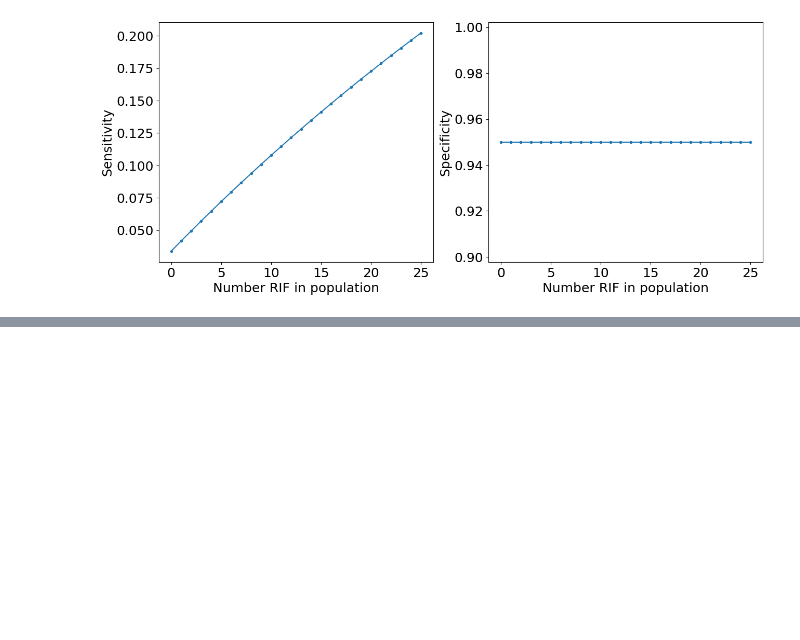
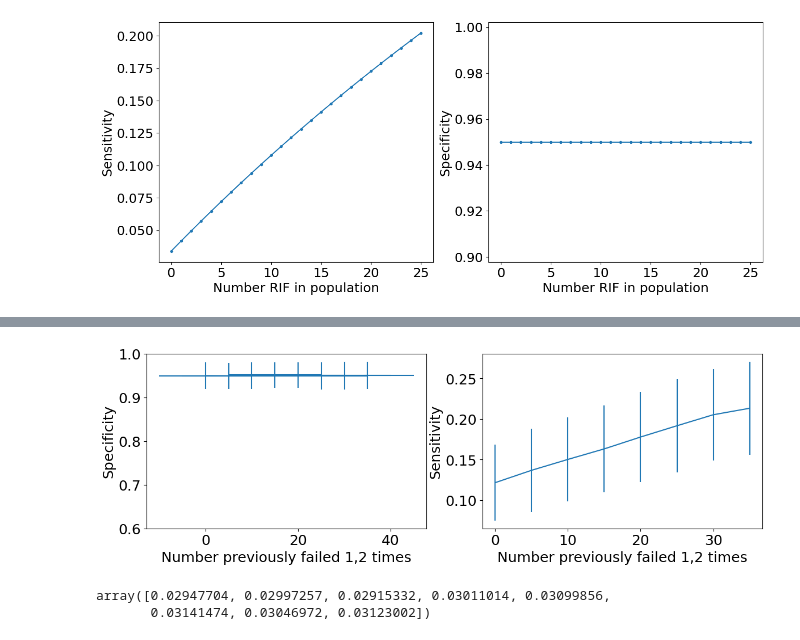
Before and after one commit to warmflasha/SimbryoStats, a Jupyter notebook: Simbryo.ipynb, the cells around one changed output, grey strips where cells are left out. Cells and saved outputs as stored; diff of their text form; code cells hidden in the pictures; blank space fills up the shorter version.

```diff
--- a/Simbryo.ipynb
+++ b/Simbryo.ipynb
@@ -159,0 +212,47 @@ Text(0, 0.5, 'Negative predictive value')
+# %%
+nFailed = np.arange(0,40,5)
+nTrial = 1000
+pFalsePositive = 0.05
+
+specificityMean = np.zeros(len(nFailed))
+specificityStd = np.zeros(len(nFailed))
+
+sensitivityMean = np.zeros(len(nFailed))
+sensitivityStd = np.zeros(len(nFailed))
+
+for nn, nPrevFail in enumerate(nFailed):
+    nFailedN = np.array([nPrevFail, nPrevFail])
+
+    trialData = np.zeros((nTrial,5))
+    for ii in range(nTrial):
+        trialData[ii] = simbryoTrial(nPatients,nFailedN,pDetectTrueRIF,pFalsePositive,fractionRIFAfterN)
+
+
+    truePositive = trialData[:,1]+trialData[:,-1]
+    falsePositive = trialData[:,-2]
+
+    trueNegative = trialData[:,2]-falsePositive
+    falseNegative = trialData[:,0]-truePositive
+
+    specificity = trueNegative/(trueNegative+falsePositive)
+    sensitivity = truePositive/(nPatients-trialData[:,2])
+    specificityMean[nn] = specificity.mean()
+    specificityStd[nn]=specificity.std()
+    sensitivityMean[nn]=sensitivity.mean()
+    sensitivityStd[nn] = sensitivity.std()
+
+fig, axs = plt.subplots(1,2,figsize = (14,4))
+axs[0].errorbar(nFailed,specificityMean,specificityStd,10);
+axs[0].set_ylabel('Specificity')
+axs[0].set_xlabel('Number previously failed 1,2 times')
+axs[0].set_ylim([0.6, 1])
+axs[1].errorbar(nFailed,sensitivityMean,sensitivityStd);
+axs[1].set_ylabel('Sensitivity')
+axs[1].set_xlabel('Number previously failed 1,2 times');
+# %% [output]
+[figure, added]
+# %%
+specificityStd
+# %% [output]
+array([0.02947704, 0.02997257, 0.02915332, 0.03011014, 0.03099856,
+       0.03141474, 0.03046972, 0.03123002])
```
Also changed, not shown: parts of 5 cells of this notebook.
